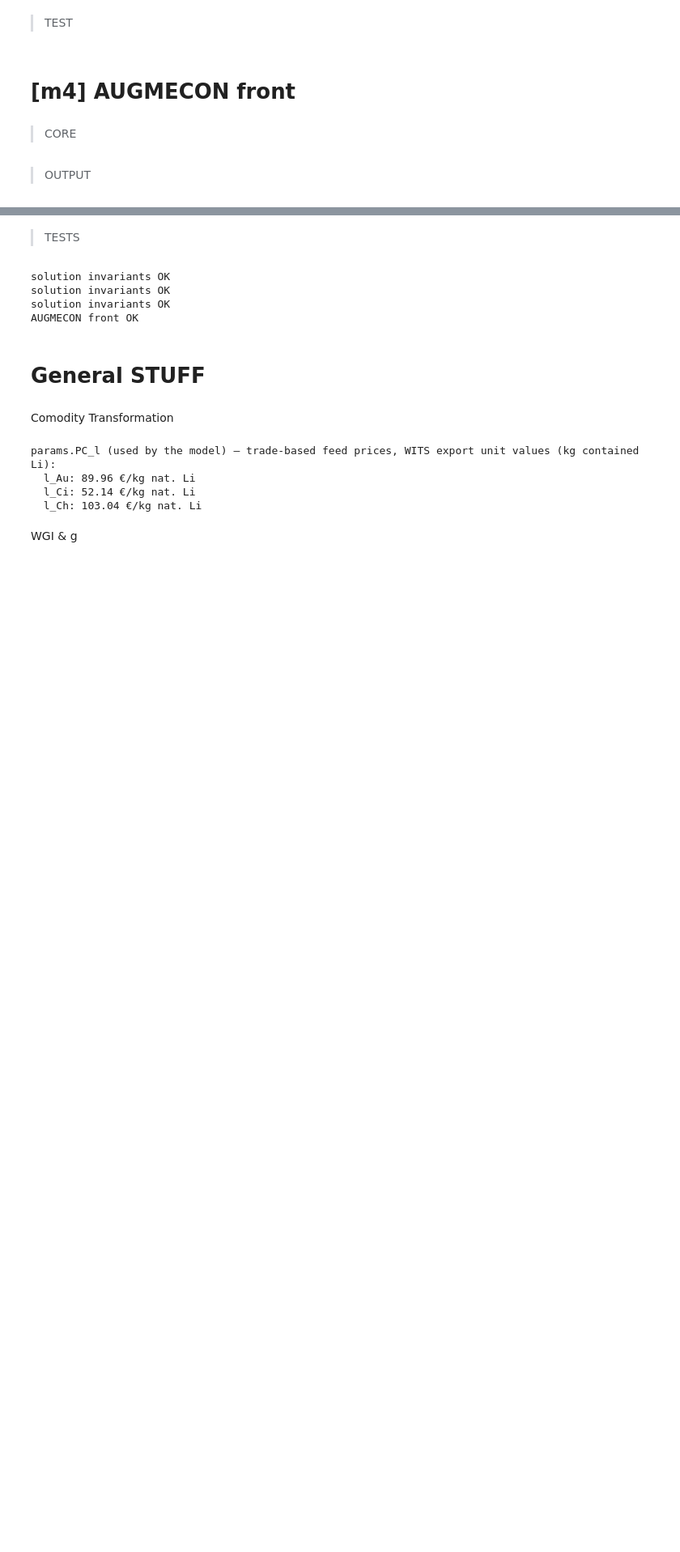
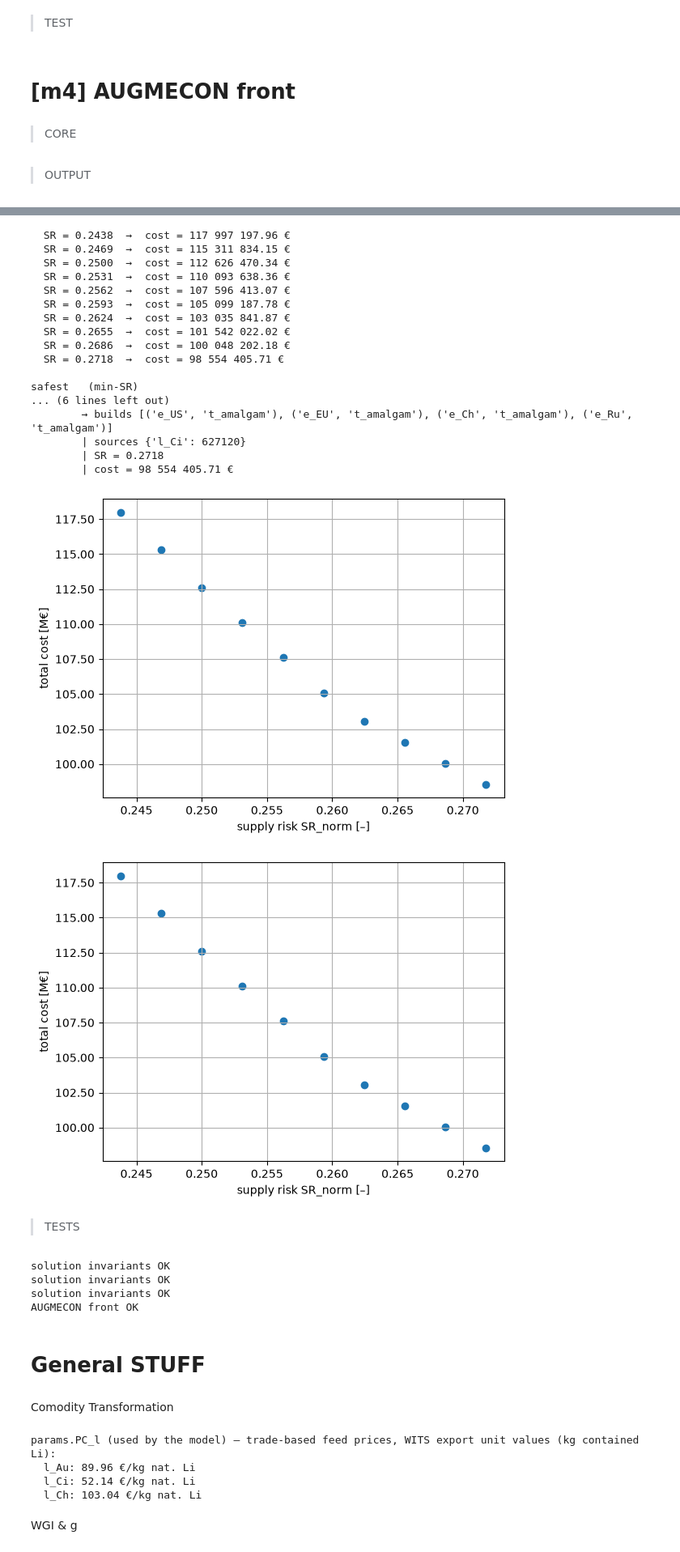
Before and after one commit to MMWurz/Thesis_Code, a Jupyter notebook: main.ipynb, the cells around one changed output, grey strips where cells are left out. Shown at 81% size. Cells and saved outputs as stored; diff of their text form; code cells hidden in the pictures; blank space fills up the shorter version.

Commit message:
lost output line of m4 re-added from notes with claude

```diff
--- a/main.ipynb
+++ b/main.ipynb
@@ -250,3 +215,49 @@ cheapest (min-cost) → builds [('e_EU'  't_dispChr')] | sources {'l_Ci': 104000
+# %%
+from pyomo.environ import value
+
+# ── Pareto front ──
+for cost, sr in sorted(points, reverse=True):          # high-SR / cheap first
+    print(f"  SR = {sr:.4f}  →  cost = {cost:,.2f} €".replace(",", " "))
+
+# ── corner solutions ──
+def summarise(m):
+    builds  = [(e, t) for e in m.E for t in m.T if value(m.Y_et[e, t]) > 0.5]
+    sources = {l: round(sum(value(m.Q_let[l, e, t]) for e in m.E for t in m.T))
+               for l in m.L
+               if sum(value(m.Q_let[l, e, t]) for e in m.E for t in m.T) > 1e-6}
+    return builds, sources
+
+for name, m in [("safest   (min-SR)", m2), ("cheapest (min-cost)", m3)]:
+    builds, sources = summarise(m)
+    print(f"\n{name}")
+    print(f"\t→ builds {builds}")
+    print(f"\t| sources {sources}")
+    print(f"\t| SR = {value(m.obj_SR):.4f}")
+    print(f"\t| cost = {value(m.obj_cost):,.2f} €".replace(",", " "))
+
+# ── plot ──
+fig, ax = plots.pareto_front(points)
+fig
+# %% [output]
+  SR = 0.2438  →  cost = 117 997 197.96 €
+  SR = 0.2469  →  cost = 115 311 834.15 €
+  SR = 0.2500  →  cost = 112 626 470.34 €
+  SR = 0.2531  →  cost = 110 093 638.36 €
+  SR = 0.2562  →  cost = 107 596 413.07 €
+  SR = 0.2593  →  cost = 105 099 187.78 €
+  SR = 0.2624  →  cost = 103 035 841.87 €
+  SR = 0.2655  →  cost = 101 542 022.02 €
+  SR = 0.2686  →  cost = 100 048 202.18 €
+  SR = 0.2718  →  cost = 98 554 405.71 €
+
+safest   (min-SR)
+... (6 lines left out)
+        → builds [('e_US', 't_amalgam'), ('e_EU', 't_amalgam'), ('e_Ch', 't_amalgam'), ('e_Ru', 't_amalgam')]
+        | sources {'l_Ci': 627120}
+        | SR = 0.2718
+        | cost = 98 554 405.71 €
+[figure, added]
+[figure, added]
 # %% [markdown]
 > TESTS
 # %%
```
Also changed, not shown: parts of 6 cells of this notebook, 1 other file.
